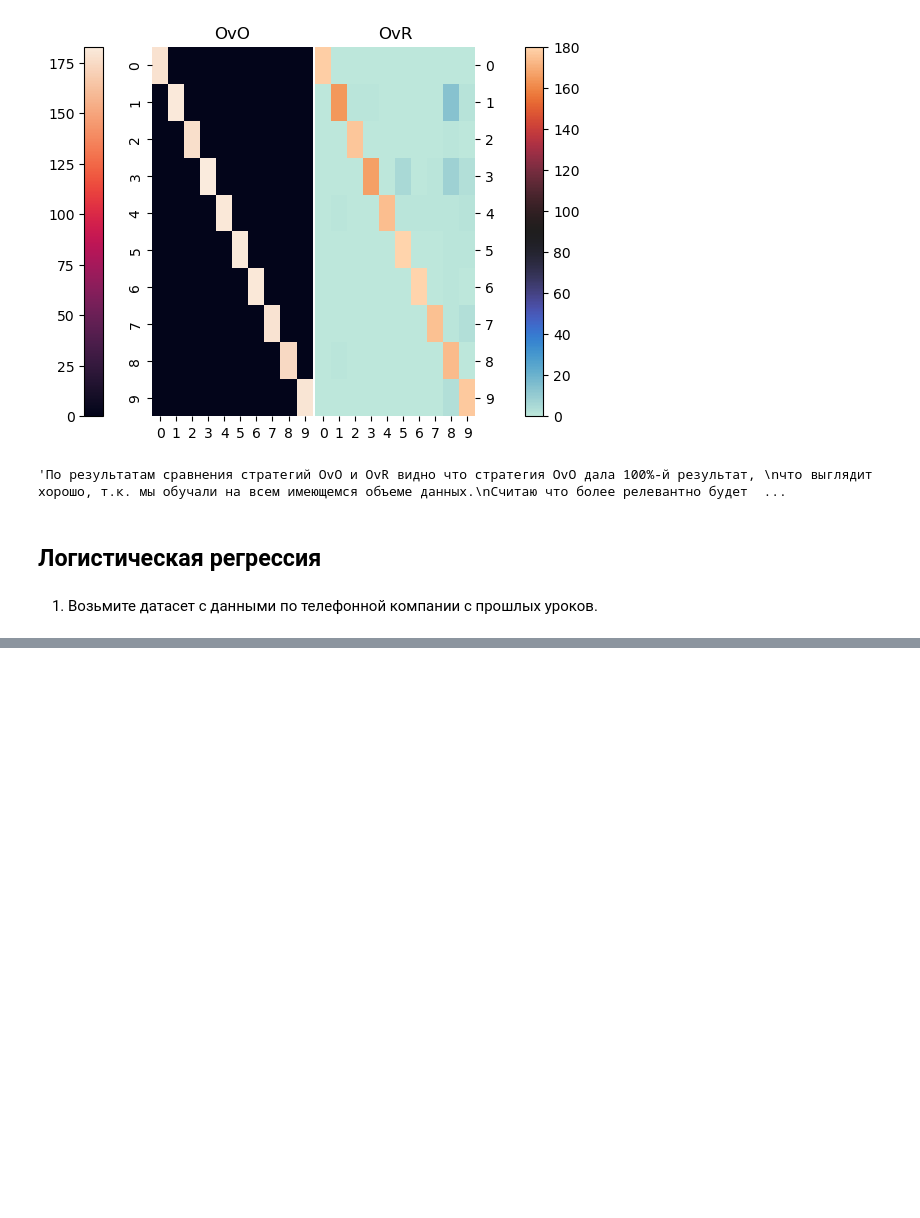
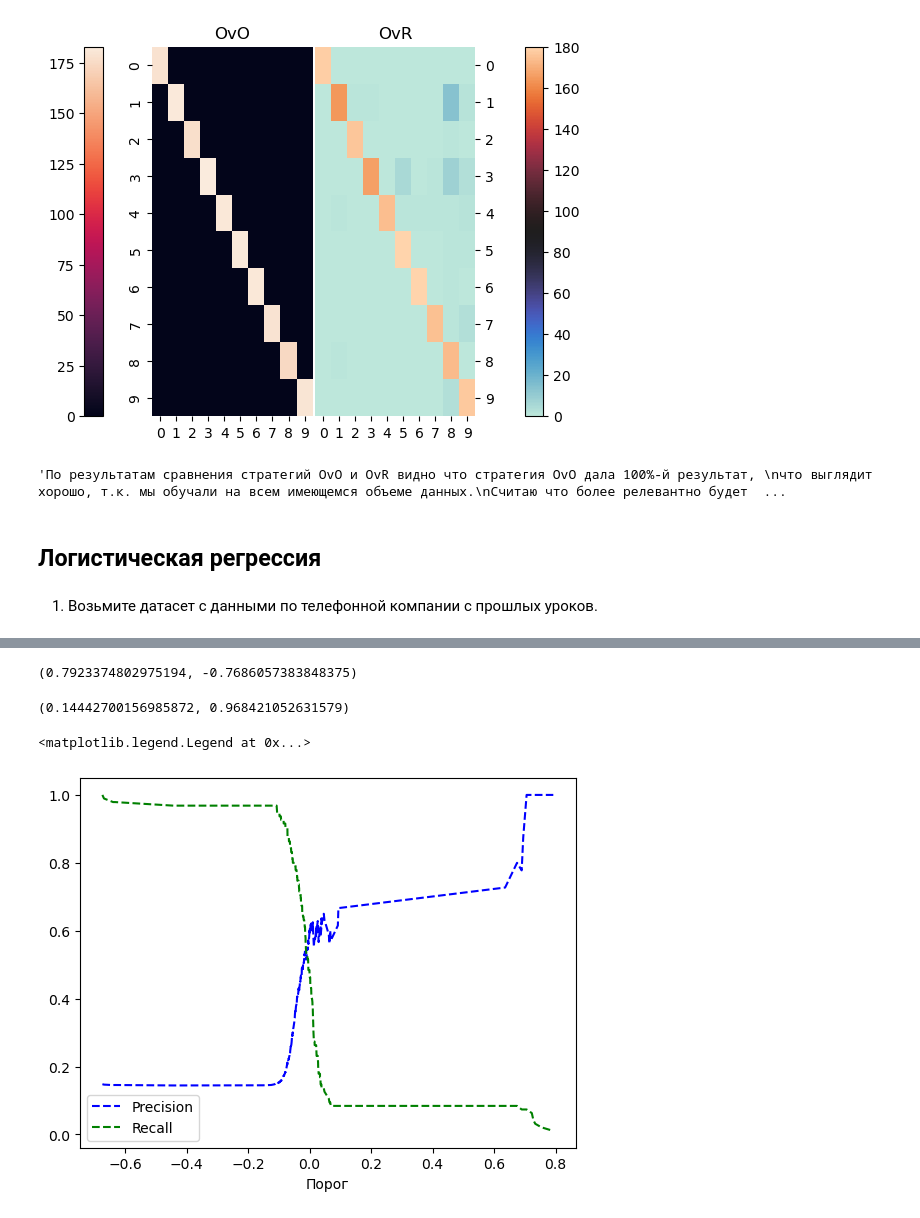
Before and after one commit to pavel-koleda/Data-Science-Homeworks, a Jupyter notebook: Lesson 16/HW16 Коледа П.Ю..ipynb, the cells around one changed output, grey strips where cells are left out. Saved outputs shown, nothing was run; the diff lists cells and outputs as text; code cells hidden in the pictures; blank space fills up the shorter version.

```diff
--- a/Lesson 16/HW16 Коледа П.Ю..ipynb
+++ b/Lesson 16/HW16 Коледа П.Ю..ipynb
@@ -393,0 +415,5 @@ array([[1.0000e+00, 5.1000e+00, 3.5000e+00, ..., 3.9200e-01, 5.6000e-02,
+# %%
+from sklearn.ensemble import AdaBoostClassifier
+Adaclf = AdaBoostClassifier()
+# %%
+Adaclf.fit(X_train_norm, Y_train.astype(int))
@@ -393,0 +441,4 @@ array([[1.0000e+00, 5.1000e+00, 3.5000e+00, ..., 3.9200e-01, 5.6000e-02,
+# %%
+Y_score = Adaclf.decision_function(X_test_norm)
+# %%
+pre, rec, tr = precision_recall_curve(Y_test.astype(int), Y_score)
@@ -393,0 +448,4 @@ array([[1.0000e+00, 5.1000e+00, 3.5000e+00, ..., 3.9200e-01, 5.6000e-02,
+# %%
+ma, mi
+# %% [output]
+(0.7923374802975194, -0.7686057383848375)
@@ -393,0 +454,12 @@ array([[1.0000e+00, 5.1000e+00, 3.5000e+00, ..., 3.9200e-01, 5.6000e-02,
+# %%
+precision_score(Y_test.astype(int), predict), recall_score(Y_test.astype(int), predict)
+# %% [output]
+(0.14442700156985872, 0.968421052631579)
+# %%
+plt.plot(tr, pre[:-1], 'b--', label = 'Precision')
+plt.plot(tr, rec[:-1], 'g--', label = 'Recall')
+plt.xlabel('Порог')
+plt.legend()
+# %% [output]
+<matplotlib.legend.Legend at 0x...>
+[figure, added]
```
Also changed, not shown: parts of 65 cells of this notebook.
